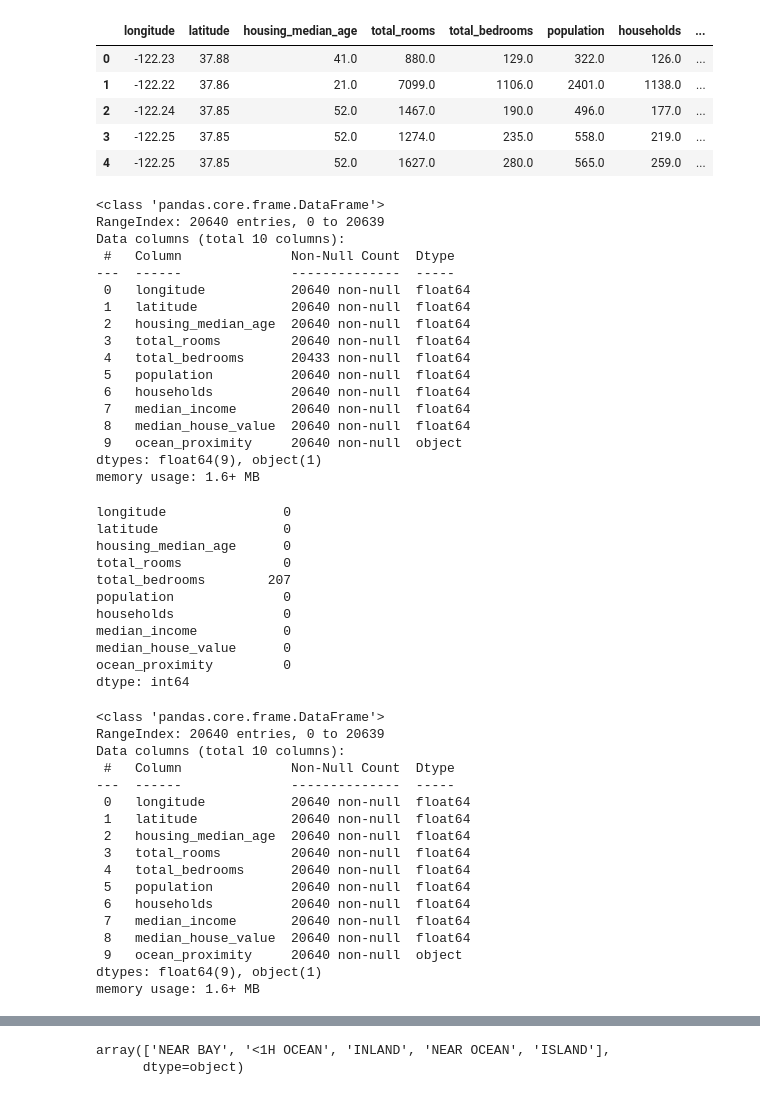
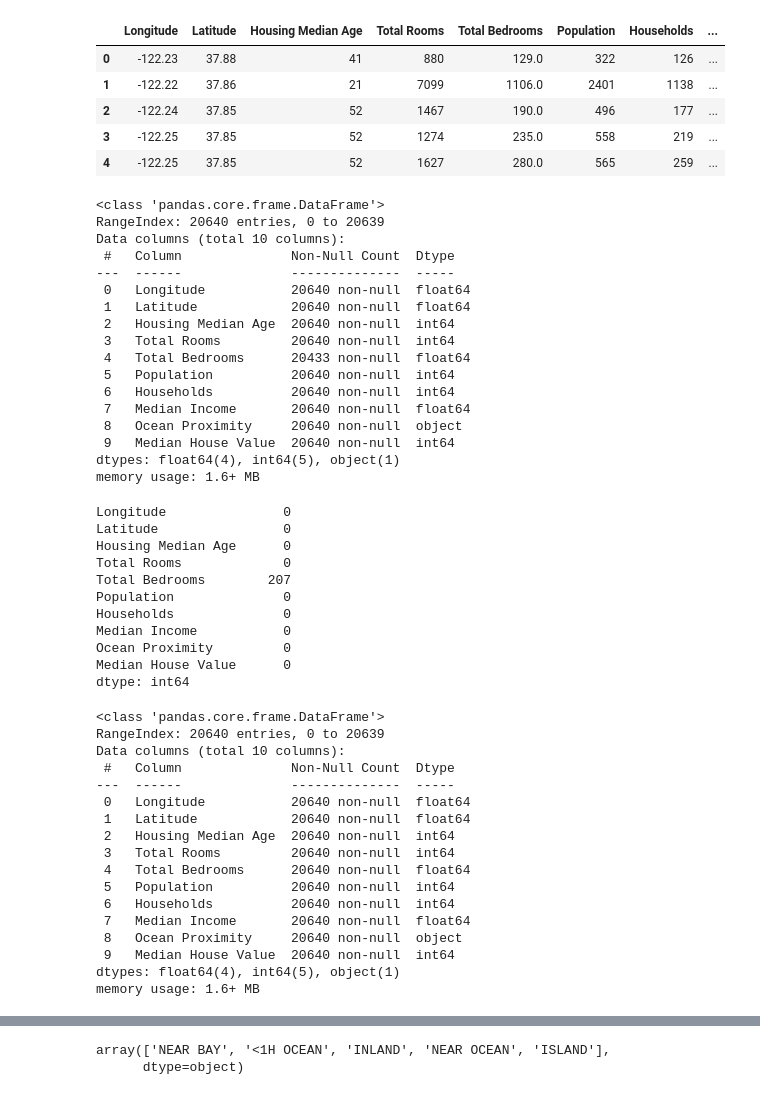
Before and after one commit to minich-code/cali-house-prediction, a Jupyter notebook: notebook/califronia housing price prediction.ipynb, the cells around one changed output, grey strips where cells are left out. Drawn from its saved outputs; the diff is of its cells as text; code cells hidden in the pictures.

```diff
--- a/notebook/califronia housing price prediction.ipynb
+++ b/notebook/califronia housing price prediction.ipynb
@@ -6,16 +6,16 @@ import matplotlib.pyplot as plt
 import seaborn as sns
 # %%
 # Lod dataset
-df = pd.read_csv(r"C:\Users\cease\Documents\Datasets\End to End Projects\Califonia Housing Prediction.csv")
+df = pd.read_csv(r"E:\MLproject\calihousepred\notebook\data\California Housing Prediction.csv")
 
 df.head()
 # %% [output]
-|  | longitude | latitude | housing_median_age | total_rooms | total_bedrooms | population | households | ... |
-| 0 | -122.23 | 37.88 | 41.0 | 880.0 | 129.0 | 322.0 | 126.0 | ... |
-| 1 | -122.22 | 37.86 | 21.0 | 7099.0 | 1106.0 | 2401.0 | 1138.0 | ... |
-| 2 | -122.24 | 37.85 | 52.0 | 1467.0 | 190.0 | 496.0 | 177.0 | ... |
-| 3 | -122.25 | 37.85 | 52.0 | 1274.0 | 235.0 | 558.0 | 219.0 | ... |
-| 4 | -122.25 | 37.85 | 52.0 | 1627.0 | 280.0 | 565.0 | 259.0 | ... |
+|  | Longitude | Latitude | Housing Median Age | Total Rooms | Total Bedrooms | Population | Households | ... |
+| 0 | -122.23 | 37.88 | 41 | 880 | 129.0 | 322 | 126 | ... |
+| 1 | -122.22 | 37.86 | 21 | 7099 | 1106.0 | 2401 | 1138 | ... |
+| 2 | -122.24 | 37.85 | 52 | 1467 | 190.0 | 496 | 177 | ... |
+| 3 | -122.25 | 37.85 | 52 | 1274 | 235.0 | 558 | 219 | ... |
+| 4 | -122.25 | 37.85 | 52 | 1627 | 280.0 | 565 | 259 | ... |
 # %%
 # Data Summary
 df.info()
@@ -25,36 +25,36 @@ RangeIndex: 20640 entries, 0 to 20639
 Data columns (total 10 columns):
  #   Column              Non-Null Count  Dtype
 ---  ------              --------------  -----
- 0   longitude           20640 non-null  float64
- 1   latitude            20640 non-null  float64
- 2   housing_median_age  20640 non-null  float64
- 3   total_rooms         20640 non-null  float64
- 4   total_bedrooms      20433 non-null  float64
- 5   population          20640 non-null  float64
- 6   households          20640 non-null  float64
- 7   median_income       20640 non-null  float64
- 8   median_house_value  20640 non-null  float64
- 9   ocean_proximity     20640 non-null  object
-dtypes: float64(9), object(1)
+ 0   Longitude           20640 non-null  float64
+ 1   Latitude            20640 non-null  float64
+ 2   Housing Median Age  20640 non-null  int64
+ 3   Total Rooms         20640 non-null  int64
+ 4   Total Bedrooms      20433 non-null  float64
+ 5   Population          20640 non-null  int64
+ 6   Households          20640 non-null  int64
+ 7   Median Income       20640 non-null  float64
+ 8   Ocean Proximity     20640 non-null  object
+ 9   Median House Value  20640 non-null  int64
+dtypes: float64(4), int64(5), object(1)
 memory usage: 1.6+ MB
 # %%
 df.isnull().sum()
 # %% [output]
-longitude               0
-latitude                0
-housing_median_age      0
-total_rooms             0
-total_bedrooms        207
-population              0
-households              0
-median_income           0
-median_house_value      0
-ocean_proximity         0
+Longitude               0
+Latitude                0
+Housing Median Age      0
+Total Rooms             0
+Total Bedrooms        207
+Population              0
+Households              0
+Median Income           0
+Ocean Proximity         0
+Median House Value      0
 dtype: int64
 # %%
 from sklearn.impute import SimpleImputer
 
-columns = ['total_bedrooms']
+columns = ['Total Bedrooms']
 
 # Create a SimpleImputer object with strategy 'mean'
 imputer = SimpleImputer(strategy='mean')
@@ -72,15 +72,15 @@ RangeIndex: 20640 entries, 0 to 20639
 Data columns (total 10 columns):
  #   Column              Non-Null Count  Dtype
 ---  ------              --------------  -----
- 0   longitude           20640 non-null  float64
- 1   latitude            20640 non-null  float64
- 2   housing_median_age  20640 non-null  float64
- 3   total_rooms         20640 non-null  float64
- 4   total_bedrooms      20640 non-null  float64
- 5   population          20640 non-null  float64
- 6   households          20640 non-null  float64
- 7   median_income       20640 non-null  float64
- 8   median_house_value  20640 non-null  float64
- 9   ocean_proximity     20640 non-null  object
-dtypes: float64(9), object(1)
+ 0   Longitude           20640 non-null  float64
+ 1   Latitude            20640 non-null  float64
+ 2   Housing Median Age  20640 non-null  int64
+ 3   Total Rooms         20640 non-null  int64
+ 4   Total Bedrooms      20640 non-null  float64
+ 5   Population          20640 non-null  int64
+ 6   Households          20640 non-null  int64
+ 7   Median Income       20640 non-null  float64
+ 8   Ocean Proximity     20640 non-null  object
+ 9   Median House Value  20640 non-null  int64
+dtypes: float64(4), int64(5), object(1)
 memory usage: 1.6+ MB
```
Also changed, not shown: parts of 19 cells of this notebook, 10 other files.
